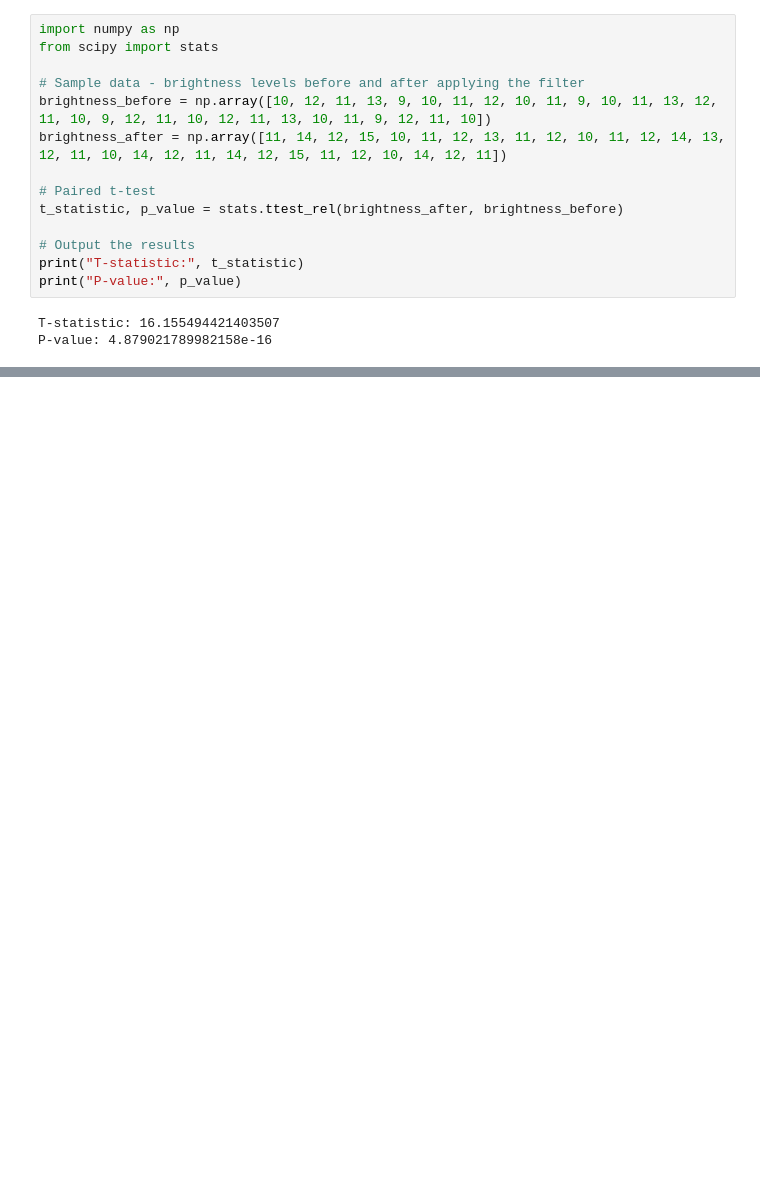
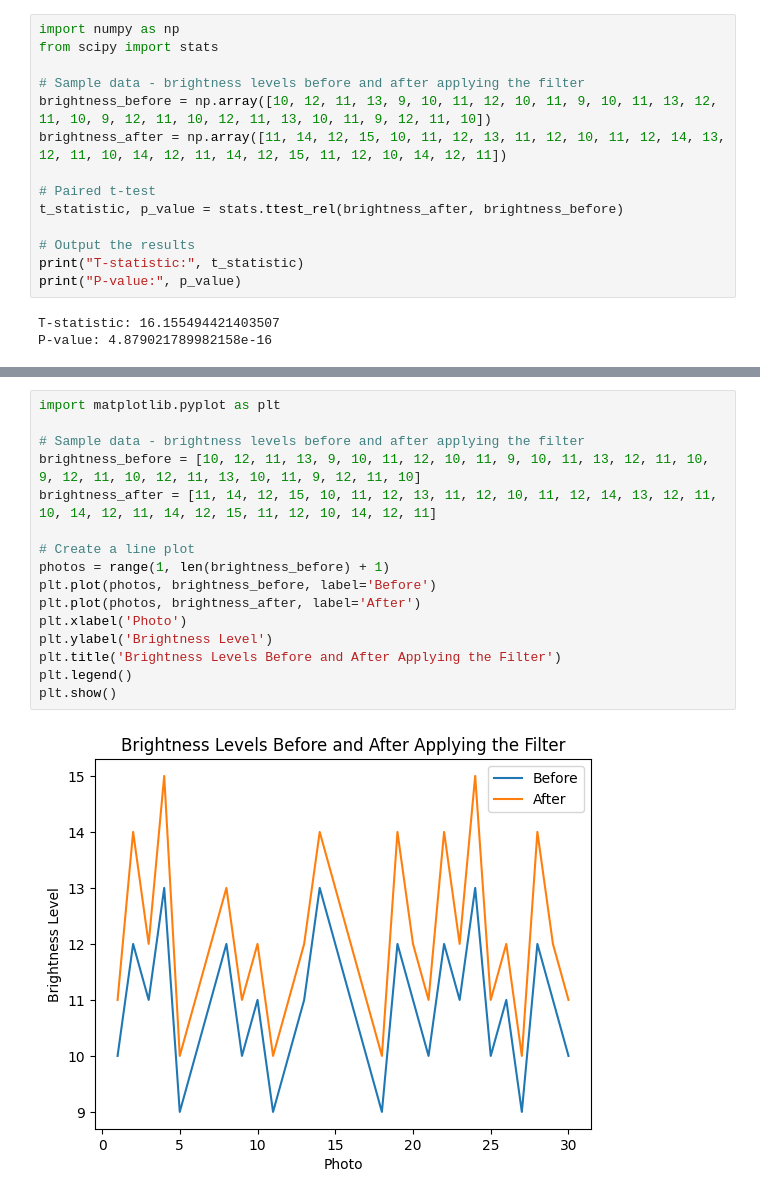
Before and after one commit to Roshano1/Data-Analysis, a Jupyter notebook: Hypothesis_testing_Sample.ipynb, the cells around one changed output, grey strips where cells are left out. Cells and saved outputs as stored; diff of their text form; blank space fills up the shorter version.

```diff
--- a/Hypothesis_testing_Sample.ipynb
+++ b/Hypothesis_testing_Sample.ipynb
@@ -19,0 +57,18 @@ P-value: 4.879021789982158e-16
+# %%
+import matplotlib.pyplot as plt
+
+# Sample data - brightness levels before and after applying the filter
+brightness_before = [10, 12, 11, 13, 9, 10, 11, 12, 10, 11, 9, 10, 11, 13, 12, 11, 10, 9, 12, 11, 10, 12, 11, 13, 10, 11, 9, 12, 11, 10]
+brightness_after = [11, 14, 12, 15, 10, 11, 12, 13, 11, 12, 10, 11, 12, 14, 13, 12, 11, 10, 14, 12, 11, 14, 12, 15, 11, 12, 10, 14, 12, 11]
+
+# Create a line plot
+photos = range(1, len(brightness_before) + 1)
+plt.plot(photos, brightness_before, label='Before')
+plt.plot(photos, brightness_after, label='After')
+plt.xlabel('Photo')
+plt.ylabel('Brightness Level')
+plt.title('Brightness Levels Before and After Applying the Filter')
+plt.legend()
+plt.show()
+# %% [output]
+[figure, added]
```
Also changed, not shown: parts of 4 cells of this notebook.
